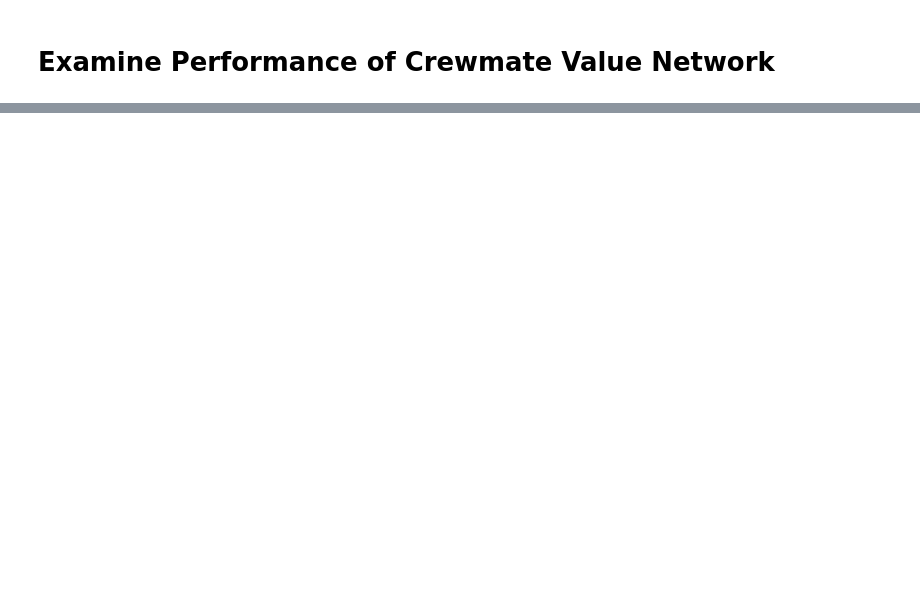
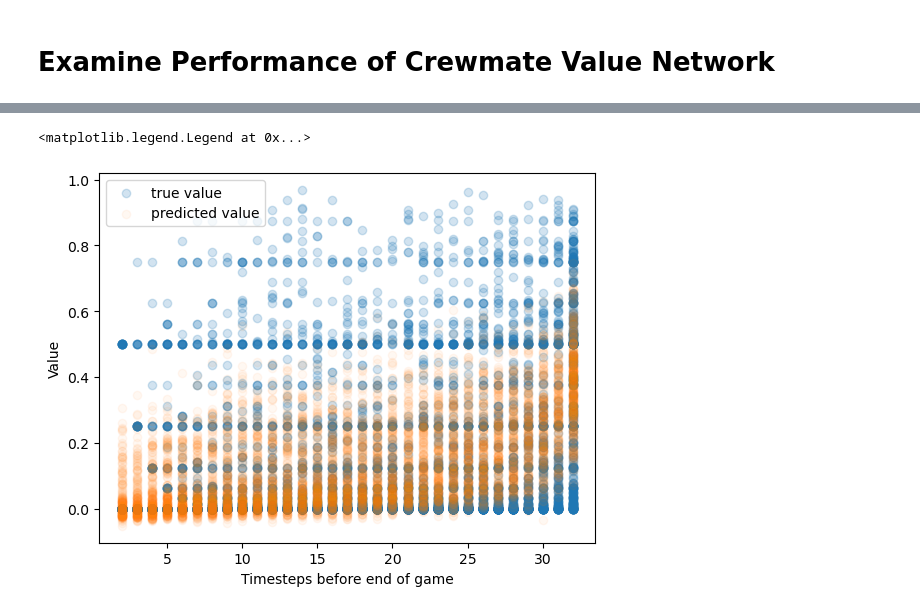
Before and after one commit to pimpale/omegasus, a Jupyter notebook: amogus-rl/amogus-rl.ipynb, the cells around one changed output, grey strips where cells are left out. Cells and saved outputs as stored; diff of their text form; code cells hidden in the pictures; blank space fills up the shorter version.

```diff
--- a/amogus-rl/amogus-rl.ipynb
+++ b/amogus-rl/amogus-rl.ipynb
@@ -443,0 +461,13 @@ plt.legend(loc='upper right')
+# %%
+t = np.array([s.t for s in s])
+
+plt.scatter(t, v_true, alpha=0.2, label='true value')
+plt.scatter(t, v_pred, alpha=0.05, label='predicted value')
+
+
+plt.xlabel('Timesteps before end of game')
+plt.ylabel('Value')
+plt.legend()
+# %% [output]
+<matplotlib.legend.Legend at 0x...>
+[figure, added]
```
Also changed, not shown: parts of 15 cells of this notebook, 2 other files.
